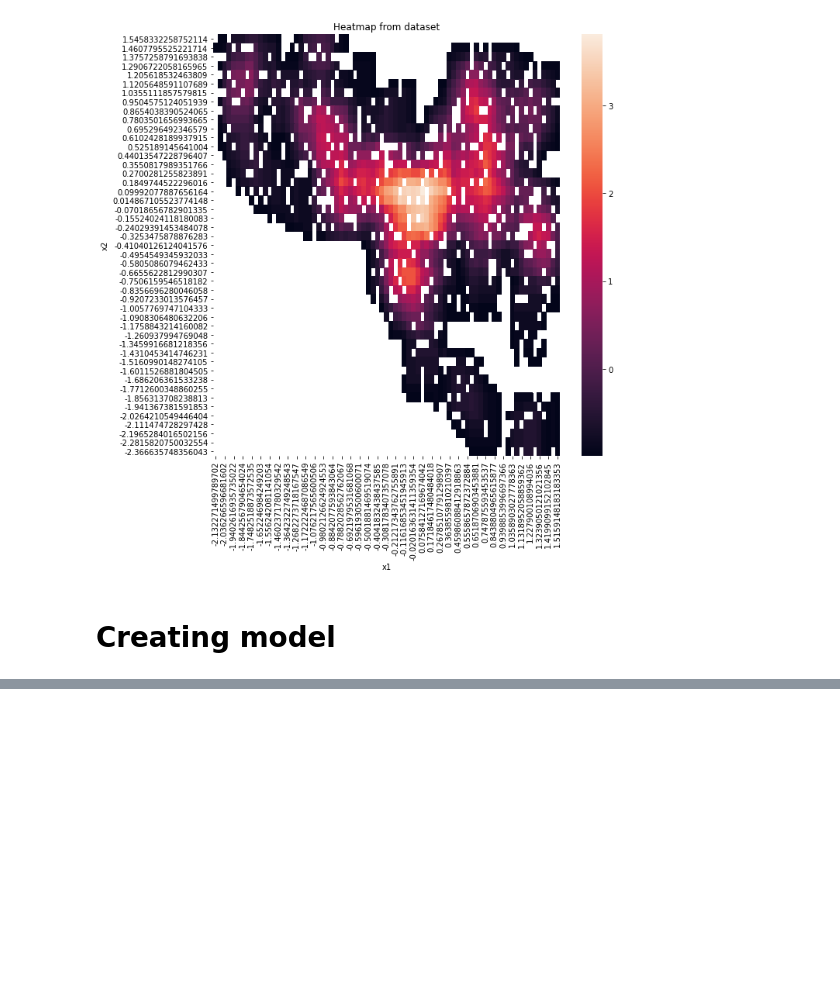
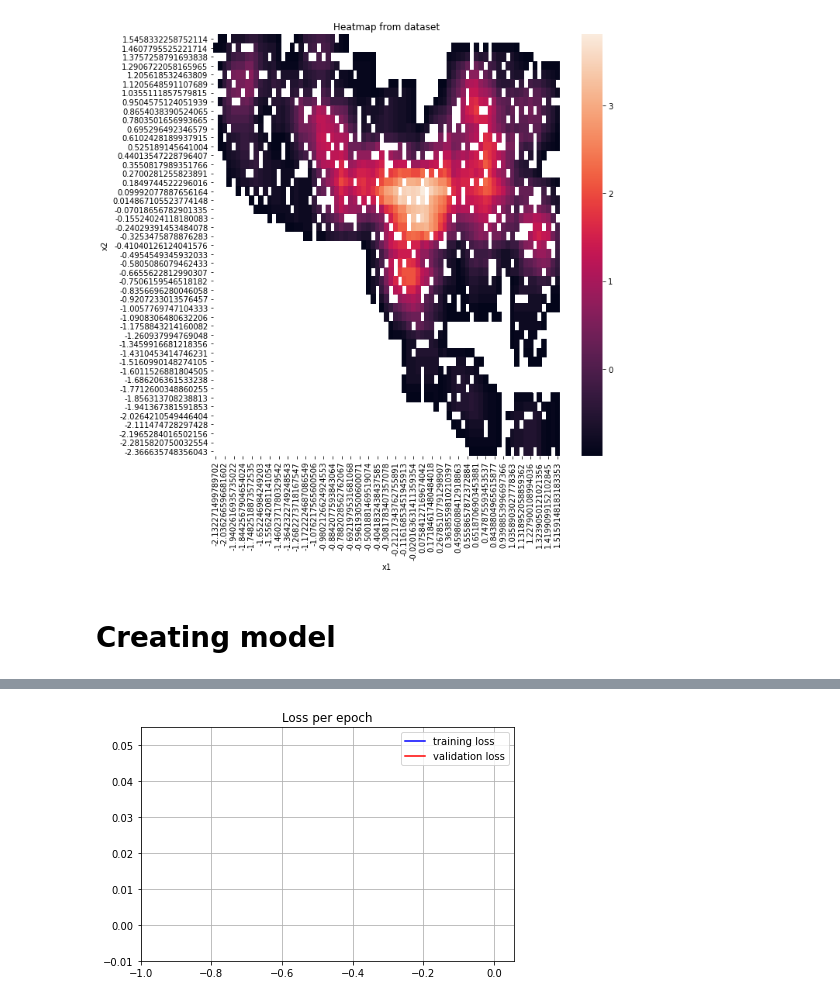
Before and after one commit to TheKompot/NeuralNetwork, a Jupyter notebook: EDA.ipynb, the cells around one changed output, grey strips where cells are left out. Saved outputs shown, nothing was run; the diff lists cells and outputs as text; code cells hidden in the pictures; blank space fills up the shorter version.

```diff
--- a/EDA.ipynb
+++ b/EDA.ipynb
@@ -160,0 +127,8 @@ model.W_list
+# %%
+model = NeuralNetwork(num_perceptrons=[2,10,1],activation='tanh')
+# %%
+train_error, test_error = model.fit(X_train,y_train,X_test,y_test,500)
+# %%
+show_history({'loss':train_error,'val_loss':test_error})
+# %% [output]
+[figure, added]
```
Also changed, not shown: parts of 21 cells of this notebook.
